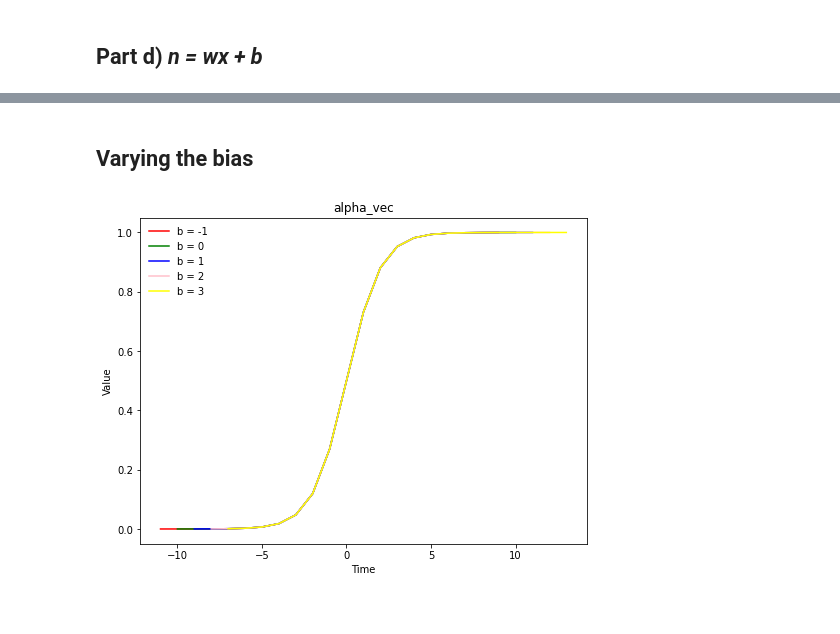
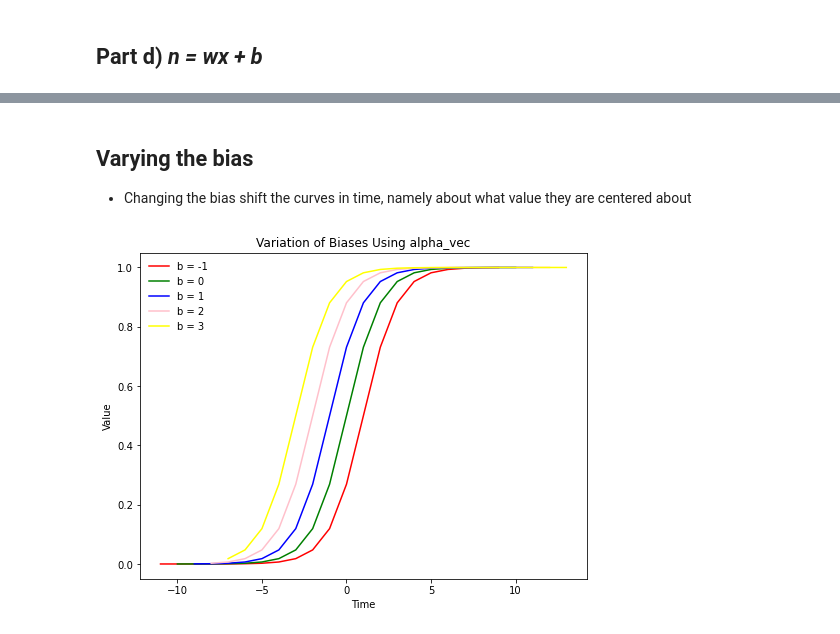
Before and after one commit to kdmalc/CompNeuro, a Jupyter notebook: NSC_HW2/HW2_NB.ipynb, the cells around one changed output, grey strips where cells are left out. Cells and saved outputs as stored; diff of their text form; code cells hidden in the pictures.

```diff
--- a/NSC_HW2/HW2_NB.ipynb
+++ b/NSC_HW2/HW2_NB.ipynb
@@ -14,21 +14,23 @@ import matplotlib.pyplot as plt
 # %% [markdown]
 ## Part a) Logistic/Sigmoidal Function
 # %%
-#alpha(n) = 1 / (1 + exp(-n))
+# Reference: alpha(n) = 1 / (1 + exp(-n))
 
-#One of the functions should use a for loop to fill in values of a(n).
-def alpha_for(n, w=0, b=0):
-    w = [1]*len(n) if w==0 else w
+# One of the functions should use a for loop to fill in values of a(n).
+def alpha_for(n, w=1, b=0):
+    # Requires the full w vector
+    if w is int or w==1:
+        w = [1]*len(n)
+
     res = [0]*len(n)
     for idx, val in enumerate(n):
-        res[idx] = 1 / (1 + np.exp(-val+b))
+        res[idx] = w[idx] * (1 / (1 + np.exp(-val + b)))
     return res
 
 
-#The other function should use “vectorized” operations (without a for loop) to fill in values of a(n).
-def alpha_vec(n, w=0, b=0):
-    w = [1]*len(n) if w==0 else w
-    return 1 / (1 + np.exp((-1)*np.array(n+b)))
+# The other function should use “vectorized” operations (without a for loop) to fill in values of a(n).
+def alpha_vec(n, w=1, b=0):
+    return w * (1 / (1 + np.exp((-1)*np.array(n+b))))
 # %% [markdown]
 ## Part b) Basic Relu Function
 # %%
@@ -114,9 +155,11 @@ vary_biases(x, relu_vec, w)
 # %% [markdown]
 ## Varying the bias
+- Changing the bias shift the curves in time, namely about what value they are centered about
 # %%
 w = [1] * len(x)  # No weighting applied
 
-vary_biases(x, alpha_vec, w, b)
+# Sigmoidal Function (vectorized version)
+vary_eqns(x, alpha_vec, "b", w=w, b=b)
 # %% [output]
-[figure, old version]
+[figure, new version]
 # %%
```
Also changed, not shown: parts of 9 cells of this notebook.
